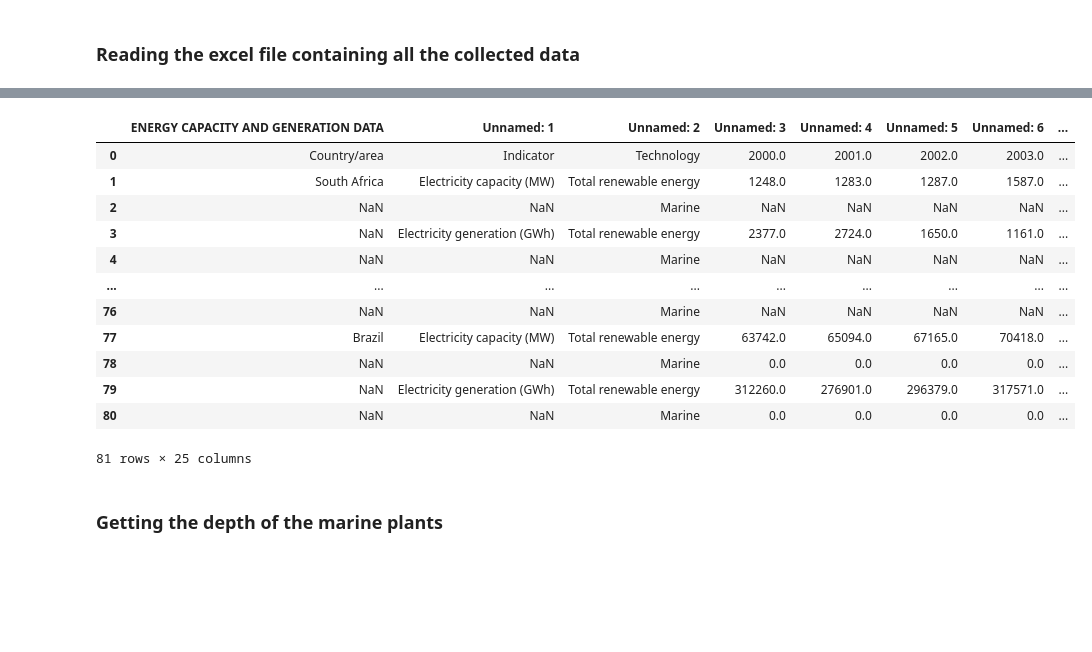
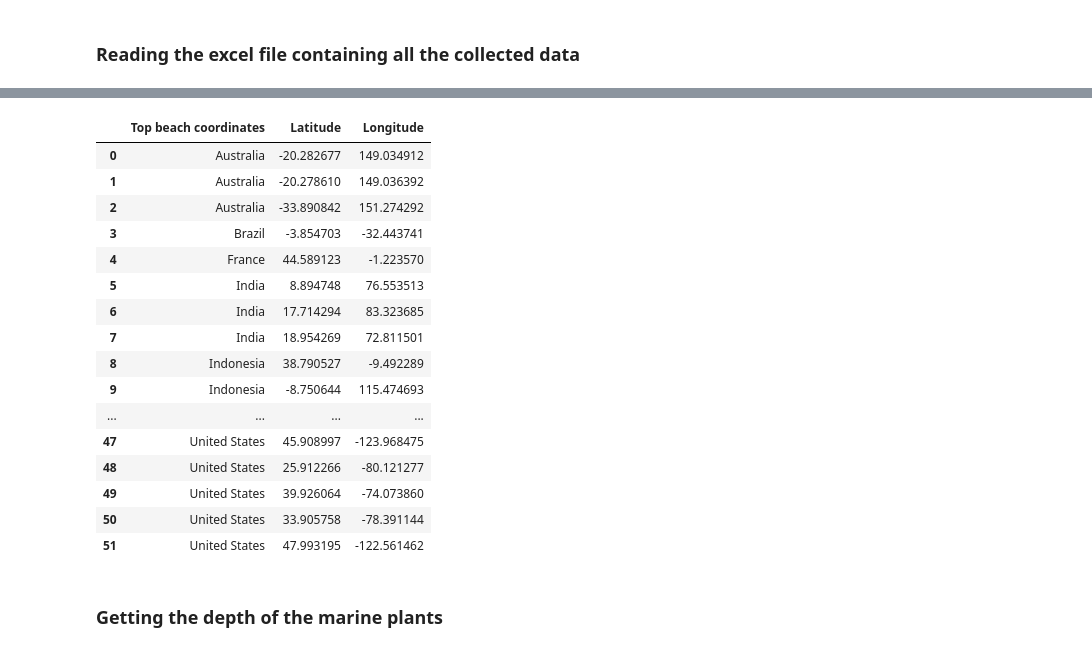
Before and after one commit to rahul3613/marine_energy, a Jupyter notebook: loc_pred.ipynb, the cells around one changed output, grey strips where cells are left out. Cells and saved outputs as stored; diff of their text form; code cells hidden in the pictures; blank space fills up the shorter version.

```diff
--- a/loc_pred.ipynb
+++ b/loc_pred.ipynb
@@ -124,21 +145,25 @@ list(df.keys())
  'Series - Metadata',
  'Data']
 # %%
-df['Energy capacity and generation(']
+df['beaches']
 # %% [output]
-|  | ENERGY CAPACITY AND GENERATION DATA | Unnamed: 1 | Unnamed: 2 | Unnamed: 3 | Unnamed: 4 | Unnamed: 5 | Unnamed: 6 | ... |
-| 0 | Country/area | Indicator | Technology | 2000.0 | 2001.0 | 2002.0 | 2003.0 | ... |
-| 1 | South Africa | Electricity capacity (MW) | Total renewable energy | 1248.0 | 1283.0 | 1287.0 | 1587.0 | ... |
-| 2 | NaN | NaN | Marine | NaN | NaN | NaN | NaN | ... |
-| 3 | NaN | Electricity generation (GWh) | Total renewable energy | 2377.0 | 2724.0 | 1650.0 | 1161.0 | ... |
-| 4 | NaN | NaN | Marine | NaN | NaN | NaN | NaN | ... |
-| ... | ... | ... | ... | ... | ... | ... | ... | ... |
-| 76 | NaN | NaN | Marine | NaN | NaN | NaN | NaN | ... |
-| 77 | Brazil | Electricity capacity (MW) | Total renewable energy | 63742.0 | 65094.0 | 67165.0 | 70418.0 | ... |
-| 78 | NaN | NaN | Marine | 0.0 | 0.0 | 0.0 | 0.0 | ... |
-| 79 | NaN | Electricity generation (GWh) | Total renewable energy | 312260.0 | 276901.0 | 296379.0 | 317571.0 | ... |
-| 80 | NaN | NaN | Marine | 0.0 | 0.0 | 0.0 | 0.0 | ... |
+|  | Top beach coordinates | Latitude | Longitude |
+| 0 | Australia | -20.282677 | 149.034912 |
+| 1 | Australia | -20.278610 | 149.036392 |
+| 2 | Australia | -33.890842 | 151.274292 |
+| 3 | Brazil | -3.854703 | -32.443741 |
+| 4 | France | 44.589123 | -1.223570 |
+| 5 | India | 8.894748 | 76.553513 |
+| 6 | India | 17.714294 | 83.323685 |
+| 7 | India | 18.954269 | 72.811501 |
+| 8 | Indonesia | 38.790527 | -9.492289 |
+| 9 | Indonesia | -8.750644 | 115.474693 |
+| ... | ... | ... | ... |
+| 47 | United States | 45.908997 | -123.968475 |
+| 48 | United States | 25.912266 | -80.121277 |
+| 49 | United States | 39.926064 | -74.073860 |
+| 50 | United States | 33.905758 | -78.391144 |
+| 51 | United States | 47.993195 | -122.561462 |
-81 rows × 25 columns
 # %% [markdown]
 ### Getting the depth of the marine plants
 # %%
```
Also changed, not shown: parts of 20 cells of this notebook, 2 other files.
